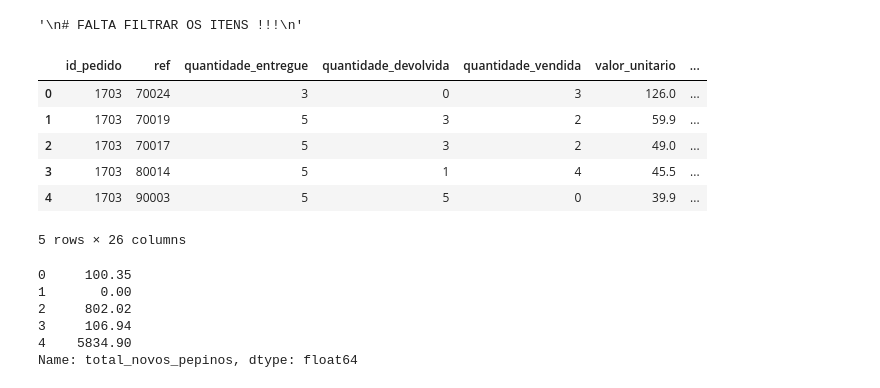
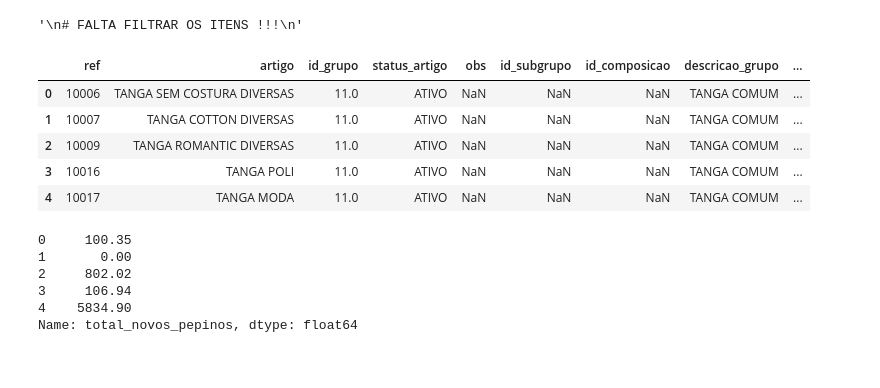
Before and after one commit to felipe-a-p/analyser, a Jupyter notebook: explorer.ipynb, the cells around one changed output. Saved outputs shown, nothing was run; the diff lists cells and outputs as text; code cells hidden in the pictures.

```diff
--- a/explorer.ipynb
+++ b/explorer.ipynb
@@ -20,16 +20,18 @@ def exportarDados(dataframe):
 # %%
 artigosPedido = pd.read_csv('data/artigosPedido.csv', sep=';')
 desempenhoPraca = pd.read_csv('data/desempenhoPraca.csv', sep=';')
+sacoleiras = pd.read_csv('data/sacoleiras.csv', sep=';')
+pedidos = pd.read_csv('data/pedidos.csv', sep=';')
+artigos = pd.read_csv('data/artigos.csv', sep=';')
 # %%
-artigosPedido.head()
+artigos.head()
 # %% [output]
-|  | id_pedido | ref | quantidade_entregue | quantidade_devolvida | quantidade_vendida | valor_unitario | ... |
-| 0 | 1703 | 70024 | 3 | 0 | 3 | 126.0 | ... |
-| 1 | 1703 | 70019 | 5 | 3 | 2 | 59.9 | ... |
-| 2 | 1703 | 70017 | 5 | 3 | 2 | 49.0 | ... |
-| 3 | 1703 | 80014 | 5 | 1 | 4 | 45.5 | ... |
-| 4 | 1703 | 90003 | 5 | 5 | 0 | 39.9 | ... |
+|  | ref | artigo | id_grupo | status_artigo | obs | id_subgrupo | id_composicao | descricao_grupo | ... |
+| 0 | 10006 | TANGA SEM COSTURA DIVERSAS | 11.0 | ATIVO | NaN | NaN | NaN | TANGA COMUM | ... |
+| 1 | 10007 | TANGA COTTON DIVERSAS | 11.0 | ATIVO | NaN | NaN | NaN | TANGA COMUM | ... |
+| 2 | 10009 | TANGA ROMANTIC DIVERSAS | 11.0 | ATIVO | NaN | NaN | NaN | TANGA COMUM | ... |
+| 3 | 10016 | TANGA POLI | 11.0 | ATIVO | NaN | NaN | NaN | TANGA COMUM | ... |
+| 4 | 10017 | TANGA MODA | 11.0 | ATIVO | NaN | NaN | NaN | TANGA COMUM | ... |
-5 rows × 26 columns
 # %%
 desempenhoPraca['total_novos_pepinos'].head()
 # %% [output]
```
Also changed, not shown: 2 other files.
